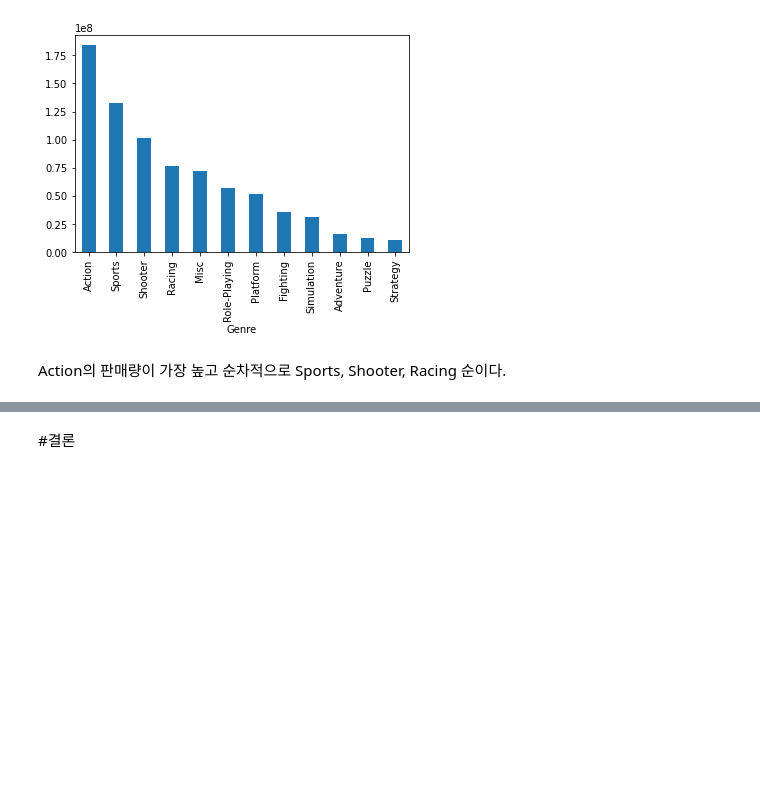
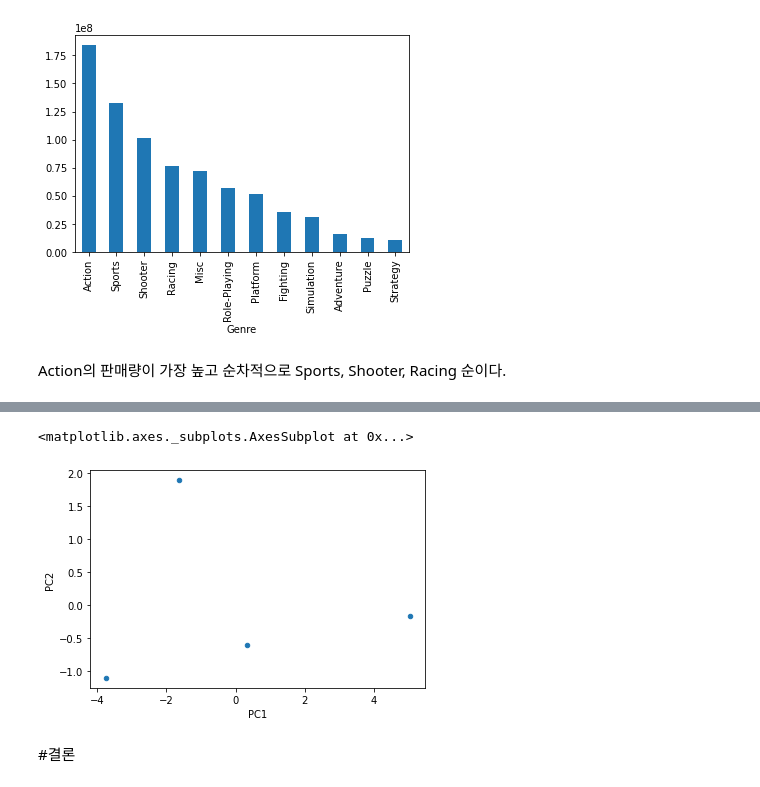
Before and after one commit to yousunghan/ds-section1-project1, a Jupyter notebook: ai13_section1_project1.ipynb, the cells around one changed output, grey strips where cells are left out. Cells and saved outputs as stored; diff of their text form; code cells hidden in the pictures; blank space fills up the shorter version.

```diff
--- a/ai13_section1_project1.ipynb
+++ b/ai13_section1_project1.ipynb
@@ -448,3 +453,16 @@ df_Q1['Other_Sales'].sort_values(ascending = False).T.plot.bar()
 [figure]
 # %% [markdown]
 Action의 판매량이 가장 높고 순차적으로 Sports, Shooter, Racing 순이다.
+# %%
+df_Q1_pca = df[['Genre', 'NA_Sales', 'EU_Sales', 'JP_Sales', "Other_Sales"]]
+df_Q1_pca = df_Q1_pca.groupby('Genre').sum().T
+
+
+df_pca = df_Q1_pca.reset_index()
+
+scaler = StandardScaler()
+
+df_pca_feature = df_pca.loc[:,'Action':'Strategy']
+
+df_pca_feature = pd.DataFrame(scaler.fit_transform(df_pca_feature))
+df_pca_feature
@@ -451,3 +475,14 @@ Action의 판매량이 가장 높고 순차적으로 Sports, Shooter, Racing 순
+# %%
+from sklearn.decomposition import PCA
+
+pca = PCA(2)
+
+df_Q1_pca_graph = pd.DataFrame(pca.fit_transform(df_pca_feature), columns=['PC1', 'PC2'])
+
+df_Q1_pca_graph.plot.scatter(x = 'PC1', y = 'PC2')
+# %% [output]
+<matplotlib.axes._subplots.AxesSubplot at 0x...>
+[figure, added]
 # %% [markdown]
 #결론
 # %% [markdown]
```
Also changed, not shown: parts of 4 cells of this notebook.
